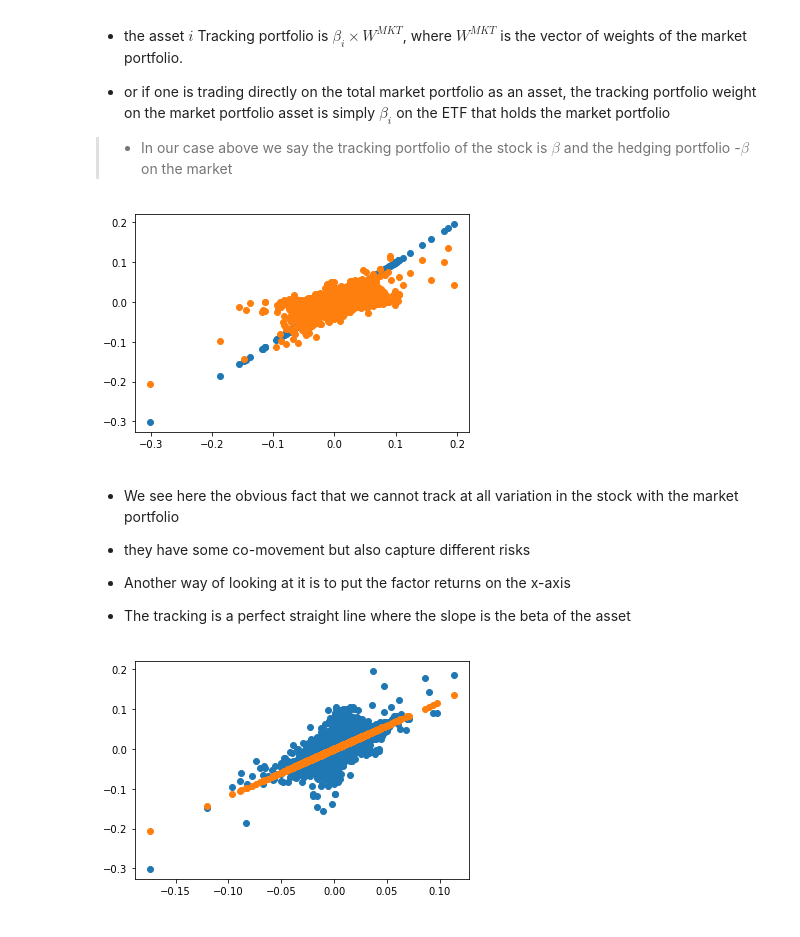
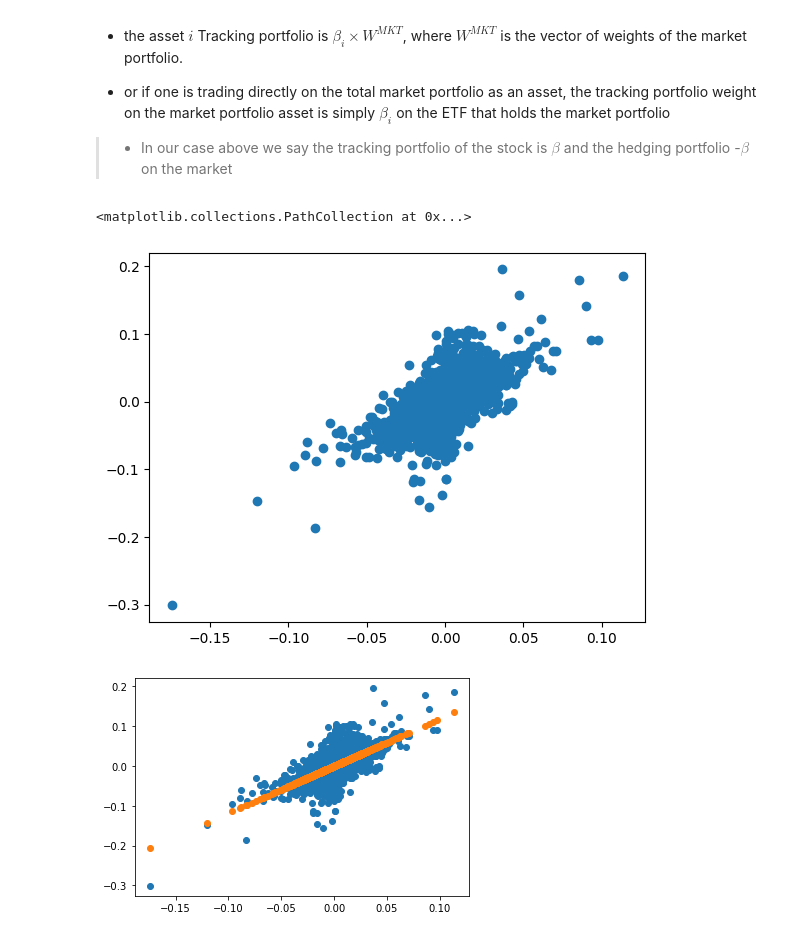
Before and after one commit to SnazzyBeatle115/UG54, a Jupyter notebook: chapters/Finance/FactorModels.ipynb, the cells around one changed output. Saved outputs shown, nothing was run; the diff lists cells and outputs as text; code cells hidden in the pictures.

```diff
--- a/chapters/Finance/FactorModels.ipynb
+++ b/chapters/Finance/FactorModels.ipynb
@@ -419,6 +430,7 @@ Date
 # %%
-
-df_eret=df_return['MSFT']-df_factor['RF']
+# RUNNING THE REGRESSION
+##########################################################
+df_eret=df_returns['MSFT']-df_factor['RF']
 import statsmodels.api as sm
 
 X = df_factor['Mkt-RF']
@@ -473,0 +464,21 @@ Mean of market factor (mu_f): 0.00035668848435262666
+# %%
+# REGRESSION RESULTS
+
+###########################################
+alpha=model.params['const']
+beta=model.params['Mkt-RF']
+var_r=y.var()
+var_f=df_factor['Mkt-RF'].var()
+var_e=model.resid.var()
+mu_f=df_factor['Mkt-RF'].mean()
+print(f"Alpha: {alpha}")
+print(f"Beta: {beta}")
+print(f"Variance of MSFT returns (var_r): {var_r}")
+print(f"Variance of market factor (var_f): {var_f}")
+print(f"Variance of residuals (var_e): {var_e}")
+print(f"Mean of market factor (mu_f): {mu_f}")
+
+# NOTE: An alternative way to get vizualize the results is simply use the summary mothod on the estiamted "model"
+# this is not what we want here becasue we want to store the different coefficients in different variables to use them in out trading strategy
+
+#model.summary()
@@ -499,23 +517,13 @@ Tracking portfolios are the portfolios that use a set of factors to track the re
 
 >- In our case above we say the tracking portfolio of the stock is $\beta$ and the hedging portfolio -$\beta$ on the market
 # %%
-# Returns on the tracking portfolio
+# Returns on the the market and the asset
 
 Portfolio=df_eret
 MKT=df_factor['Mkt-RF']
 Tracking=MKT*beta
-
-plt.scatter(x=Portfolio,y=Portfolio)
-plt.scatter(x=Portfolio,y=Tracking)
-plt.show()
+plt.scatter(x=MKT,y=Portfolio)
 # %% [output]
+<matplotlib.collections.PathCollection at 0x...>
-[figure, old version]
+[figure, new version]
-# %% [markdown]
-- We see here the obvious fact that we cannot track at all variation in the stock with the market portfolio
-
-- they have some co-movement but also capture  different risks
-
-- Another way of looking at it is to put the factor returns on the x-axis
-
-- The tracking is a perfect straight line where the slope is the beta of the asset
 # %%
```
Also changed, not shown: parts of 38 cells of this notebook.
